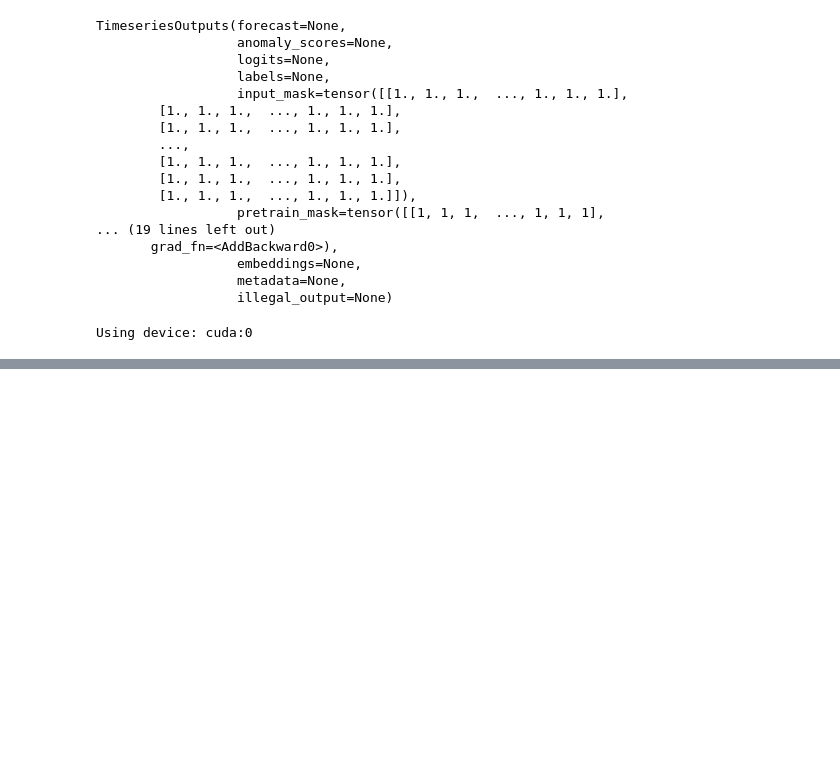
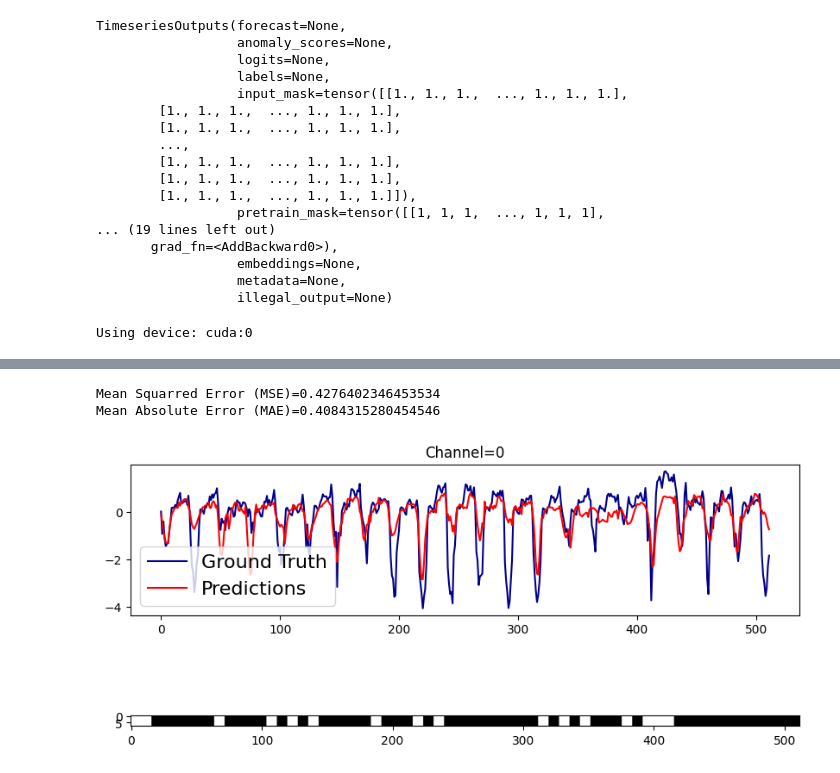
Before and after one commit to ecokayiza/MOMENT_Test, a Jupyter notebook: src/test.ipynb, the cells around one changed output, grey strips where cells are left out. Cells and saved outputs as stored; diff of their text form; code cells hidden in the pictures; blank space fills up the shorter version.

```diff
--- a/src/test.ipynb
+++ b/src/test.ipynb
@@ -130,0 +126,23 @@ Shapes: preds=(6, 7, 512) | trues=(6, 7, 512) | masks=(6, 7, 512)
+# %%
+from momentfm.utils.forecasting_metrics import mse, mae
+
+print(f"Mean Squarred Error (MSE)={mse(y=trues[masks==0], y_hat=preds[masks==0], reduction='mean')}")
+print(f"Mean Absolute Error (MAE)={mae(y=trues[masks==0], y_hat=preds[masks==0], reduction='mean')}")
+# %% [output]
+Mean Squarred Error (MSE)=0.4276402346453534
+Mean Absolute Error (MAE)=0.4084315280454546
+# %%
+from matplotlib import pyplot as plt
+idx = np.random.randint(trues.shape[0])
+channel_idx = np.random.randint(trues.shape[1])
+
+fig, axs = plt.subplots(2, 1, figsize=(10, 5))
+axs[0].set_title(f"Channel={channel_idx}")
+axs[0].plot(trues[idx, channel_idx, :].squeeze(), label='Ground Truth', c='darkblue')
+axs[0].plot(preds[idx, channel_idx, :].squeeze(), label='Predictions', c='red')
+axs[0].legend(fontsize=16)
+
+axs[1].imshow(np.tile(masks[np.newaxis, idx, channel_idx], reps=(8, 1)), cmap='binary')
+plt.show()
+# %% [output]
+[figure, added]
```
Also changed, not shown: parts of 1 cell of this notebook, 1 other file.
